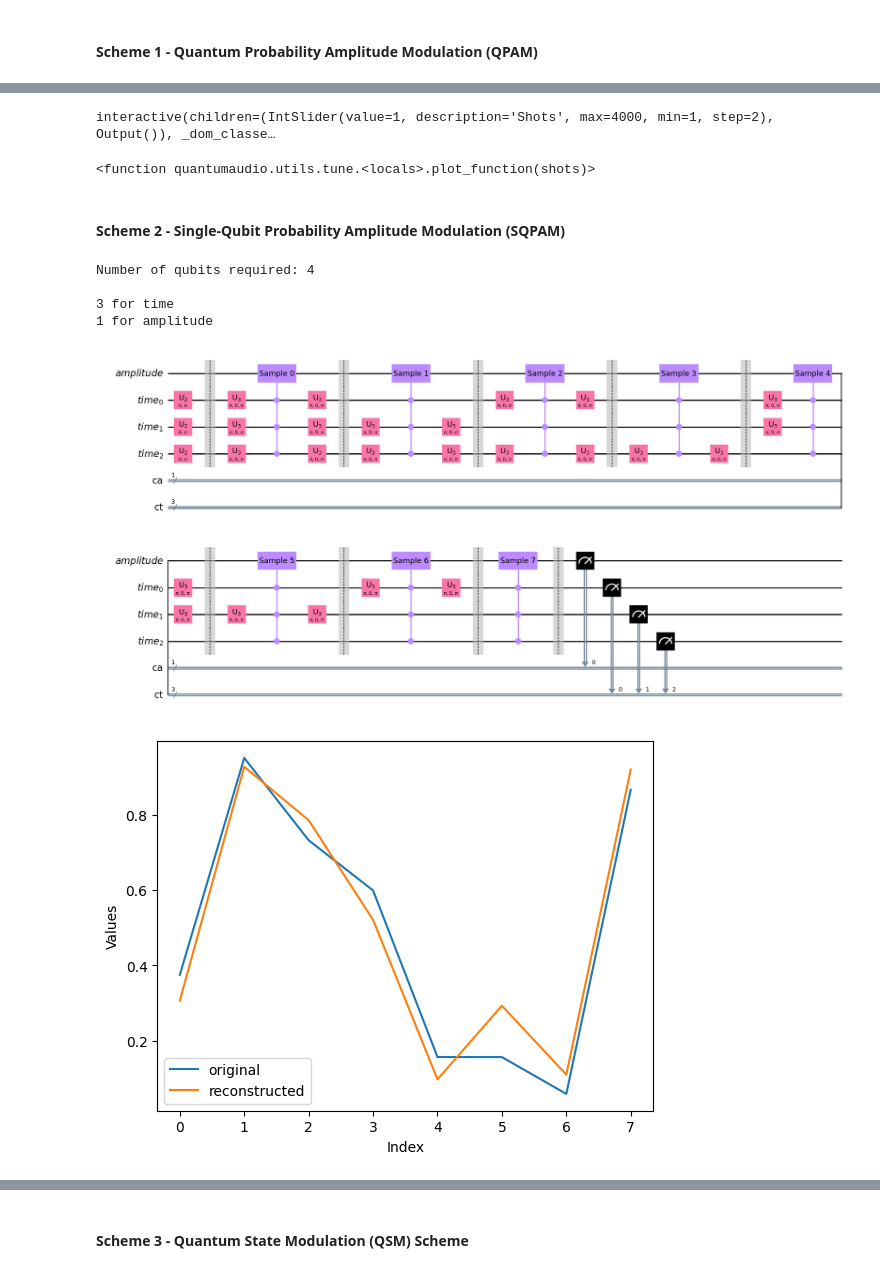
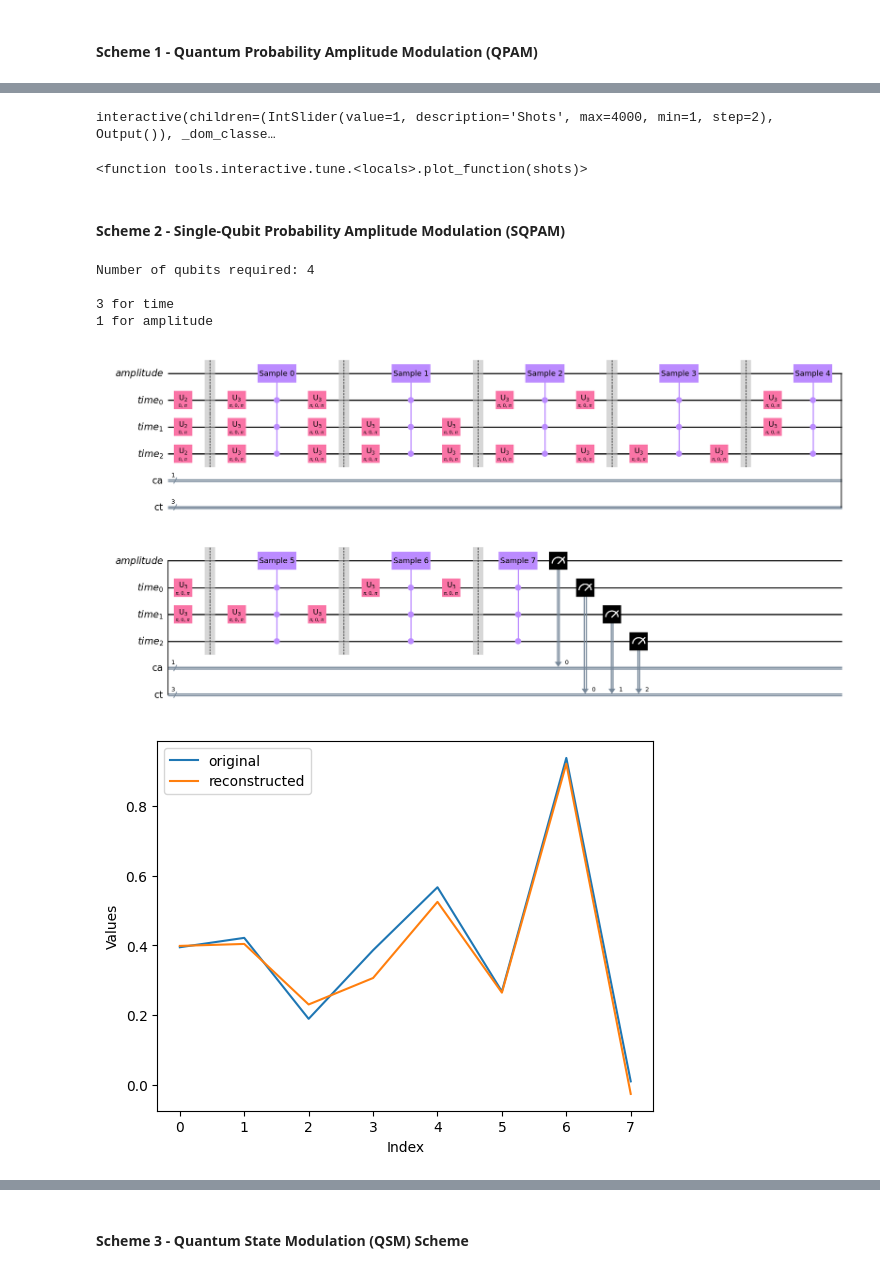
Before and after one commit to moth-quantum/quantum-audio, a Jupyter notebook: Demo.ipynb, the cells around one changed output, grey strips where cells are left out. Drawn from its saved outputs; the diff is of its cells as text; code cells hidden in the pictures.

```diff
--- a/Demo.ipynb
+++ b/Demo.ipynb
@@ -9,3 +10,7 @@ from quantumaudio import utils
 - Example with 3 Basic Schemes
 - Example with 2 Multi-channel Schemes
 - Audio Example
+# %%
+import numpy as np
+signal = np.random.rand(1,8)
+two_d_signal = np.random.rand(2,8)
@@ -12,5 +20,2 @@ from quantumaudio import utils
 # %% [markdown]
 #### Part A) Example with 3 Basic Schemes
-# %%
-signal = utils.simulate_data(8)
-utils.plot(signal)
@@ -35,8 +38,8 @@ utils.plot([signal,qpam.decode(circuit_1)])
 # %%
-utils.tune(circuit_1,function=qpam.decode,step=2,max_value=4000,ref=signal)
+interactive.tune(circuit_1,function=qpam.decode,step=2,max_value=4000,ref=signal)
 # %% [output]
 interactive(children=(IntSlider(value=1, description='Shots', max=4000, min=1, step=2), Output()), _dom_classe…
-<function quantumaudio.utils.tune.<locals>.plot_function(shots)>
+<function tools.interactive.tune.<locals>.plot_function(shots)>
 # %% [markdown]
 #### Scheme 2 - Single-Qubit Probability Amplitude Modulation (SQPAM)
 # %%
@@ -48,9 +51,9 @@ Number of qubits required: 4
 
 3 for time
 1 for amplitude
-[figure, old version]
+[figure, new version]
 # %%
-utils.plot([signal,sqpam.decode(circuit_2)])
+plot([signal,sqpam.decode(circuit_2)])
 # %% [output]
-[figure, old version]
+[figure, new version]
 # %%
```
Also changed, not shown: parts of 24 cells of this notebook.
